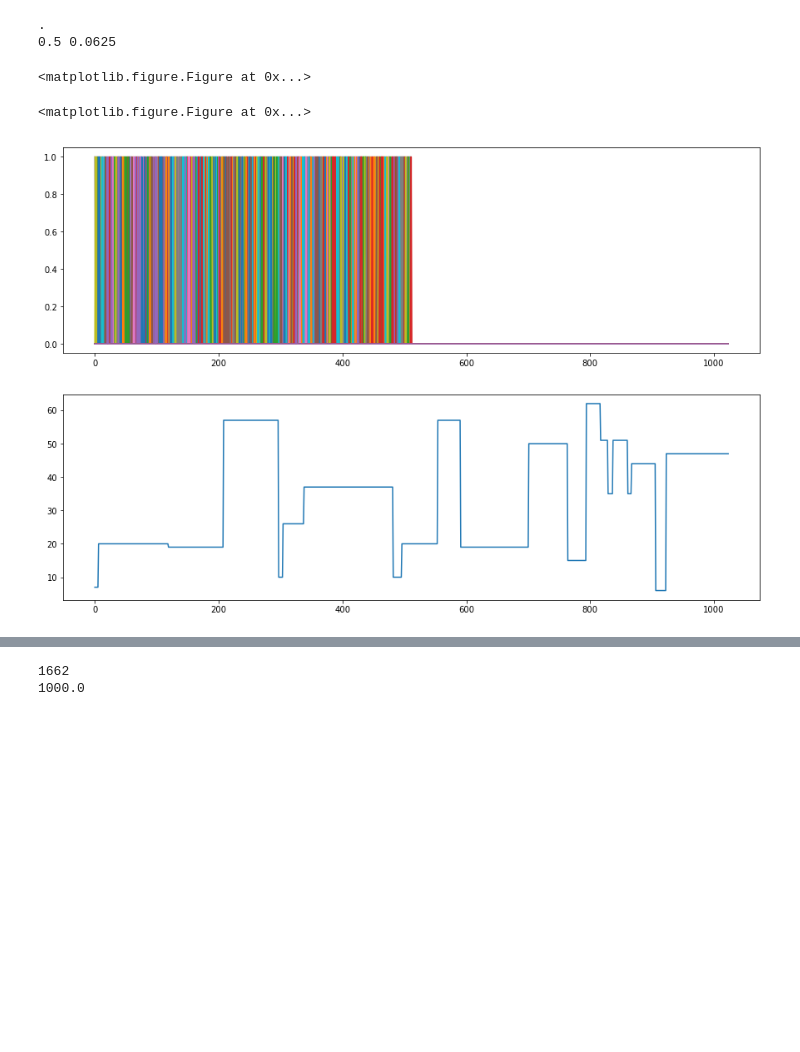
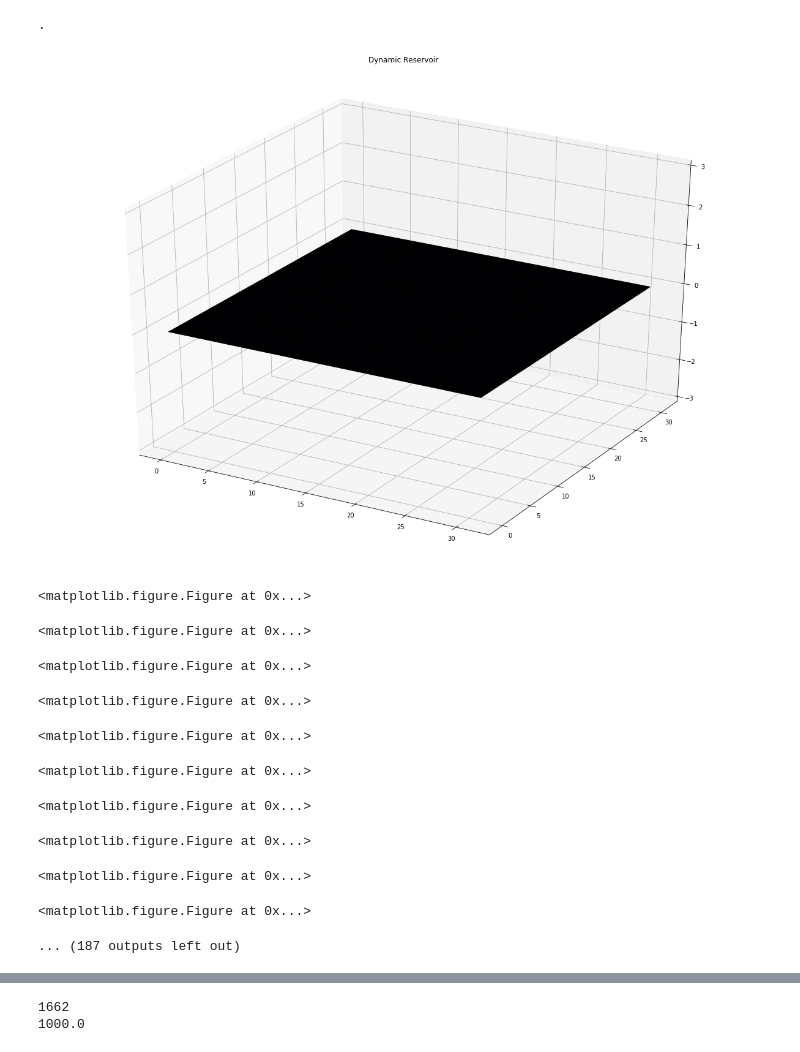
Before and after one commit to theScinder/resCompCharGen, a Jupyter notebook: resComp.ipynb, the cells around one changed output, grey strips where cells are left out. Saved outputs shown, nothing was run; the diff lists cells and outputs as text; code cells hidden in the pictures; blank space fills up the shorter version.

Commit message:
Dynamic reservoir character prediction text generator.

```diff
--- a/resComp.ipynb
+++ b/resComp.ipynb
@@ -95,15 +103,15 @@ pi = 3.14159
 # Parameters
     # random seed
 mySeed = 10
-myDim = 64
+myDim = 1024
 mySqrt = int(np.sqrt(myDim))
 
 # Sparsity coefficient
 #spCh = 1.0
-spCh = 0.5
+spCh = 0.75
 # meta - Weight
 #wtWt = 20.9500025/myDim**2
-wtWt = 256/myDim**2
+wtWt = 256*256/myDim**2
 #for spCh in np.arange (0.1,1.0,0.1):
 #    for wtWt in np.arange(0.75/myDim**2,2.0/myDim**2,0.25/myDim**2):
 np.random.seed(mySeed)
@@ -111,7 +119,7 @@ np.random.seed(mySeed)
 # Layers
 a0 = np.zeros((1,myDim))
 a1 = np.zeros((1,myDim))
-charTest = 1
+charTest = 0
 if(charTest):
     vocabSize = 65
 else:
@@ -130,7 +138,7 @@ thetaJ1_1 = wtWt * (np.random.random((myDim,myDim))-0.5) * (np.random.random((my
     # a1 to output
 theta1 =  1e-2*np.random.random((vocabSize,myDim))
 if(charTest):
-    myLen = 512
+    myLen = 1024
     mySigTemp = np.random.random((myLen,vocabSize))
     mySig = np.zeros((myLen,vocabSize))
     for m in range(myLen):
@@ -138,15 +146,17 @@ if(charTest):
     mySig = np.append(mySig,np.zeros((myLen,vocabSize)),axis=0)
     myLen = myLen*2
 elif(1):
-    myLen = 1024
+    myLen = 512
     mySig = np.zeros(myLen)
 
     if(0):
         x = np.arange(0,6*pi,6*pi/myLen)
         mySig = np.sin(4*x)#+np.sin(2*x)+np.sin(x) + np.exp(np.random.random(myLen)*1j*2*pi)
 
-    mySig[2:3] = 1
-    mySig[22:23] = 1
+    #mySig[2:3] = 1
+    mySig[1:2] = 1
+
+    #mySig[120:121] = -1
 
     #mySig[200:300] = 1
 elif(1):
@@ -156,51 +166,76 @@ elif(1):
     print('rate %.3f' %myRate)
 mySigOut = []
 
-
+myMax = 3.0
 for l in range(len(mySig)):
-    a0 = (schmitt(a0,np.dot(mySig[l],theta0.T) + np.dot(a0,thetaJ0_0.T)) +  np.dot(a1,thetaJ1_0.T))
-    a1 = (schmitt(a1,np.dot(a0,thetaJ0_1.T)+ np.dot(a1,thetaJ1_1.T)))
+    a0 = (schmitt(a0,np.dot(mySig[l],theta0.T) + np.dot(a0,thetaJ0_0.T)))# +  np.dot(a1,thetaJ1_0.T))
+    #a1 = (schmitt(a1,np.dot(a0,thetaJ0_1.T)+ np.dot(a1,thetaJ1_1.T)))
     #print(np.argmax(np.reshape(np.dot(a1,theta1.T),vocabSize)))
     if(charTest):
-        mySigOut.append(np.argmax(np.reshape((np.dot(a1,theta1.T)),vocabSize)))
+        mySigOut.append(np.argmax(np.reshape((np.dot(a0,theta1.T)),vocabSize)))
     else:
-        mySigOut.append(np.dot(a1,theta1.T))
+        mySigOut.append(np.dot(a0,theta1.T))
     if(0):
         if l == 0:
             mySigOut.append(np.argmax(np.reshape(cap(0,np.dot(a1,theta1.T)),vocabSize)))
         else:
             mySigOut.append(np.argmax(np.reshape(cap(mySigOut[l-1],np.dot(a1,theta1.T)),vocabSize)))#**2
     if (l % 10000 == 0):
         print('.')
-    if(l % 1000000 == 0 ):
-        plt.figure(figsize=(10,20))
+    if(1):#l % 1 == 0 ):
+
+
+
+        fig = plt.figure(figsize=(21,15))
+        ax = fig.add_subplot(111, projection='3d')
+        x = y = np.arange(0,mySqrt)
+        X, Y = np.meshgrid(x, y)
+        #zs = np.array([fun(x,y) for x,y in zip(np.ravel(X), np.ravel(Y))])
+        Z = a0.reshape((mySqrt,mySqrt))
+        #print(np.shape(X),np.shape(Y),np.shape(Z))
+        ax.plot_surface(X, Y, Z,facecolors=magma(Z))
+        ax.set_zlim(-myMax,myMax)
+        ax.set_title('Dynamic Reservoir',fontsize=36)
+        #ax.set_zlabel('Reservoir Activations',fontsize=24)
+        plt.savefig('./dynRes/dynReservoir%i.png'%l)
+        #plt.show()
+        plt.clf()
+    if(0):
+        plt.figure(figsize=(10,10))
         plt.subplot(121)
         plt.imshow(np.reshape(np.real(a0**2),(mySqrt,mySqrt)))
         plt.subplot(122)
         plt.imshow(np.reshape(np.real(a1**2),(mySqrt,mySqrt)))
 
-        #plt.savefig('./testFig%i.png'%l)
+        plt.savefig('./dynReservoir%i.png'%l)
         #plt.show()
         plt.clf()
 
 
 np.shape(mySigOut)
 #mySigOut = np.array(1e3*(mySigOut/np.max(mySigOut)))
-plt.figure(figsize=(15,10))
-plt.subplot(211)
-plt.plot(mySig)
-plt.subplot(212)
-plt.plot(np.reshape(mySigOut,(myLen,1)))
-print(spCh,wtWt)
+plt.figure(figsize=(15,5))
+plt.plot(mySig/5,'-',color=[0.65,0.65,0.65],lw=4,label='Reservoir input')
+plt.plot(np.reshape(mySigOut,(myLen,1)),'-',color=[0.025,0.65,0.5],lw=4,label='Reservoir Output')
+plt.legend(fontsize=28)
+plt.title('Reservoir Response to Impulse',fontsize=32)
 plt.show()
 plt.clf()
 if(0):
     wavfile.write('./testIn.wav',myRate,mySig)
 
     wavfile.write('./testOut.wav',myRate,mySigOut)
 # %% [output]
 .
-0.5 0.0625
+[figure, new version]
 <matplotlib.figure.Figure at 0x...>
 <matplotlib.figure.Figure at 0x...>
-[figure, old version]
+<matplotlib.figure.Figure at 0x...>
+<matplotlib.figure.Figure at 0x...>
+<matplotlib.figure.Figure at 0x...>
+<matplotlib.figure.Figure at 0x...>
+<matplotlib.figure.Figure at 0x...>
+<matplotlib.figure.Figure at 0x...>
+<matplotlib.figure.Figure at 0x...>
+<matplotlib.figure.Figure at 0x...>
+... (187 outputs left out)
```
Also changed, not shown: parts of 4 cells of this notebook, 5 other files.
